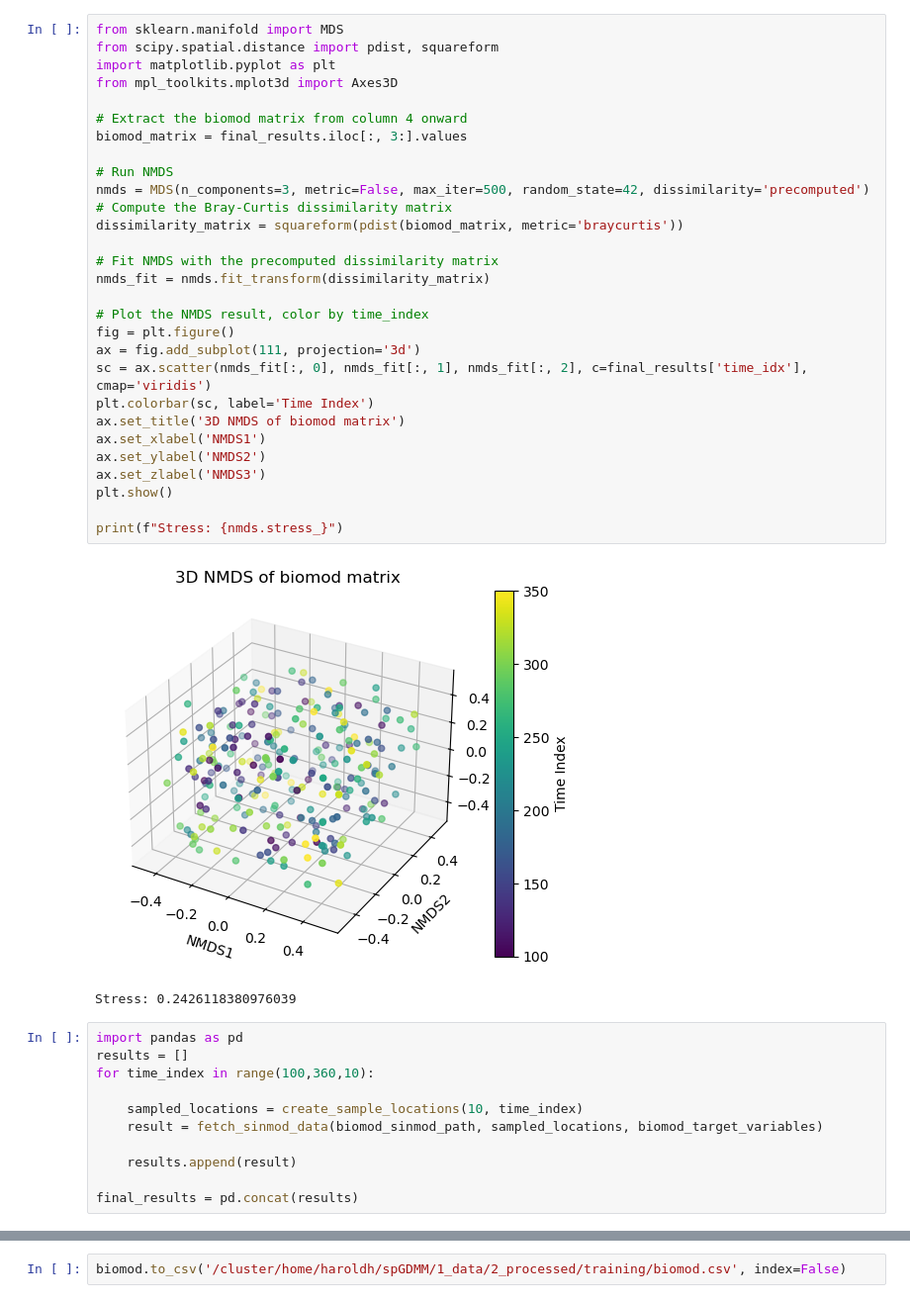
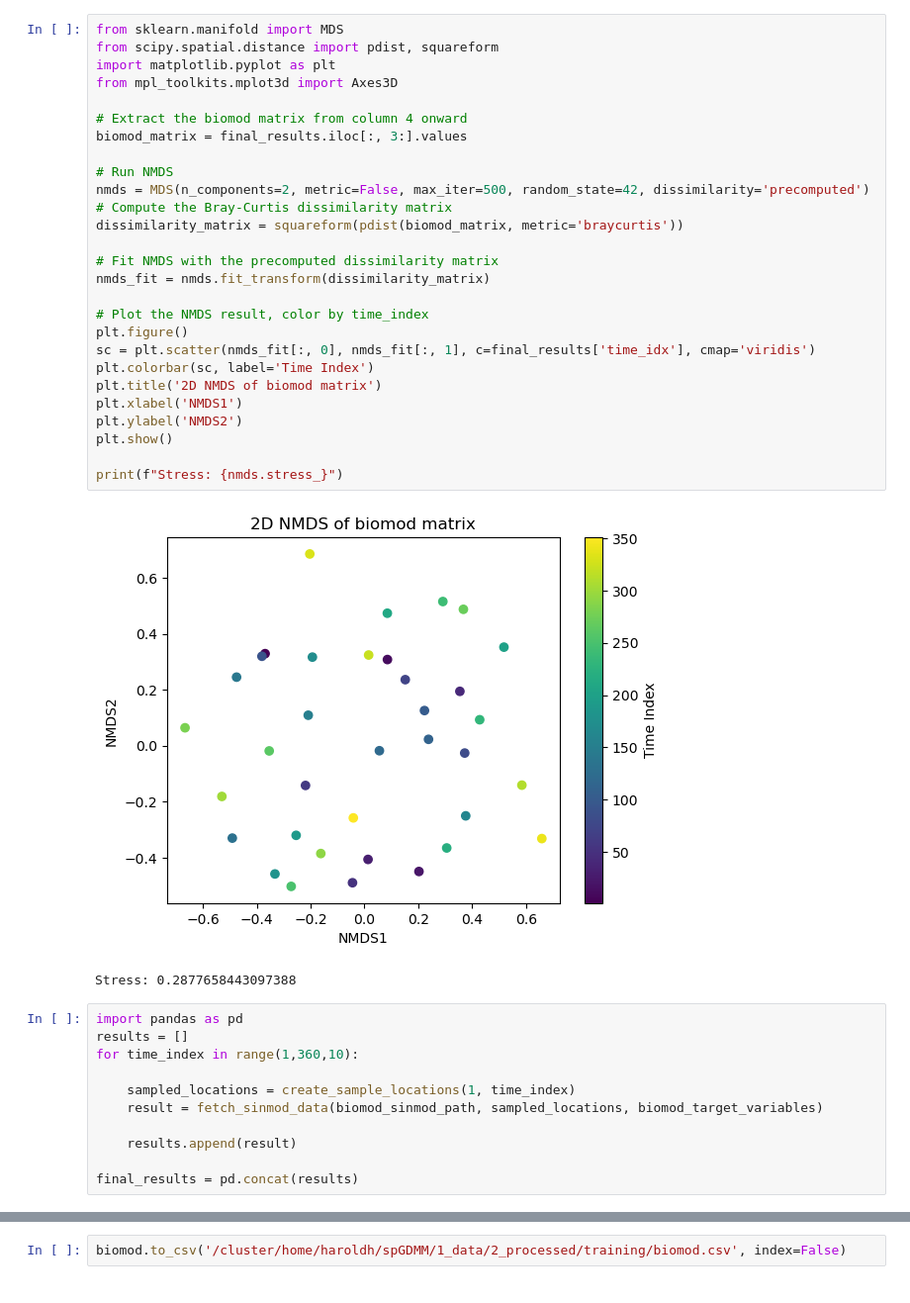
Before and after one commit to butterman0/spGDMM, a Jupyter notebook: 2_notebooks/1c_generate_training_data.ipynb, the cells around one changed output, grey strips where cells are left out. Shown at 99% size. Saved outputs shown, nothing was run; the diff lists cells and outputs as text.

```diff
--- a/2_notebooks/1c_generate_training_data.ipynb
+++ b/2_notebooks/1c_generate_training_data.ipynb
@@ -31,41 +31,39 @@ midnor = fetch_sinmod_data(path, sampled_locations, target_variables, target=Fal
 # %%
 from sklearn.manifold import MDS
 from scipy.spatial.distance import pdist, squareform
 import matplotlib.pyplot as plt
 from mpl_toolkits.mplot3d import Axes3D
 
 # Extract the biomod matrix from column 4 onward
 biomod_matrix = final_results.iloc[:, 3:].values
 
 # Run NMDS
-nmds = MDS(n_components=3, metric=False, max_iter=500, random_state=42, dissimilarity='precomputed')
+nmds = MDS(n_components=2, metric=False, max_iter=500, random_state=42, dissimilarity='precomputed')
 # Compute the Bray-Curtis dissimilarity matrix
 dissimilarity_matrix = squareform(pdist(biomod_matrix, metric='braycurtis'))
 
 # Fit NMDS with the precomputed dissimilarity matrix
 nmds_fit = nmds.fit_transform(dissimilarity_matrix)
 
 # Plot the NMDS result, color by time_index
-fig = plt.figure()
-ax = fig.add_subplot(111, projection='3d')
-sc = ax.scatter(nmds_fit[:, 0], nmds_fit[:, 1], nmds_fit[:, 2], c=final_results['time_idx'], cmap='viridis')
+plt.figure()
+sc = plt.scatter(nmds_fit[:, 0], nmds_fit[:, 1], c=final_results['time_idx'], cmap='viridis')
 plt.colorbar(sc, label='Time Index')
-ax.set_title('3D NMDS of biomod matrix')
-ax.set_xlabel('NMDS1')
-ax.set_ylabel('NMDS2')
-ax.set_zlabel('NMDS3')
+plt.title('2D NMDS of biomod matrix')
+plt.xlabel('NMDS1')
+plt.ylabel('NMDS2')
 plt.show()
 
 print(f"Stress: {nmds.stress_}")
 # %% [output]
-[figure, old version]
+[figure, new version]
-Stress: 0.2426118380976039
+Stress: 0.2877658443097388
 # %%
 import pandas as pd
 results = []
-for time_index in range(100,360,10):
+for time_index in range(1,360,10):
 
-    sampled_locations = create_sample_locations(10, time_index)
+    sampled_locations = create_sample_locations(1, time_index)
     result = fetch_sinmod_data(biomod_sinmod_path, sampled_locations, biomod_target_variables)
 
     results.append(result)
```
Also changed, not shown: parts of 3 cells of this notebook, 1 other file.
